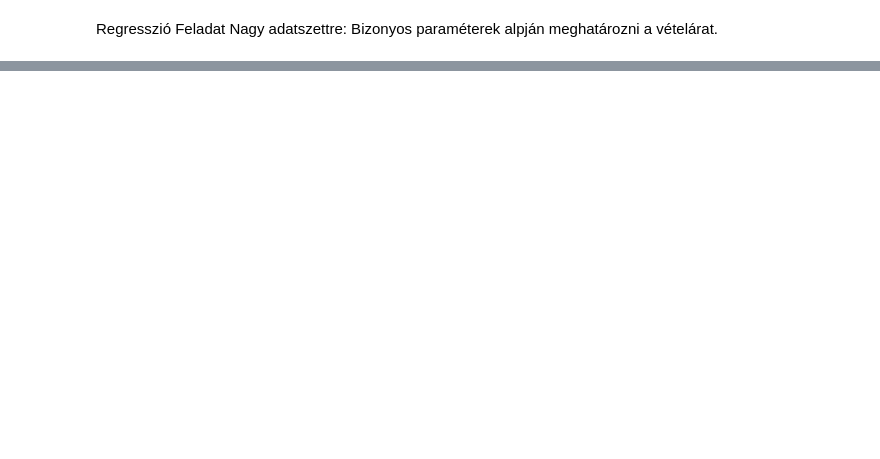
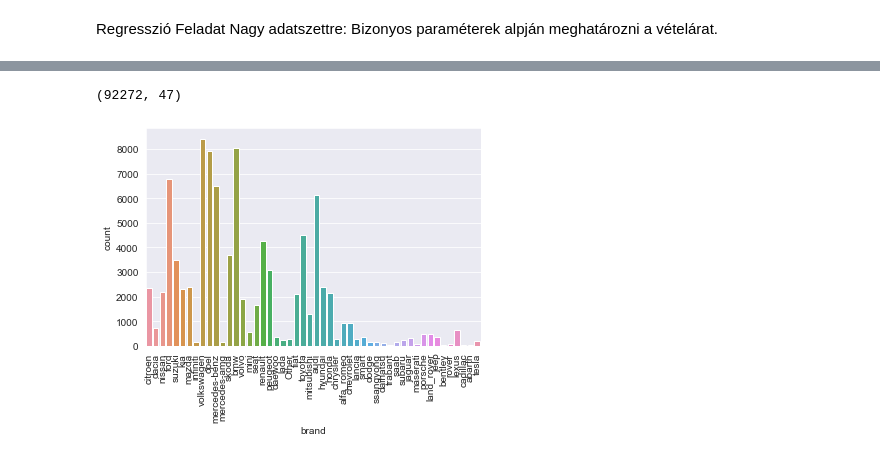
Before and after one commit to milanszilveszter/Csapatmunka, a Jupyter notebook: Regression/BigDataset/hasznaltauto.ipynb, the cells around one changed output, grey strips where cells are left out. Drawn from its saved outputs; the diff is of its cells as text; code cells hidden in the pictures; blank space fills up the shorter version.

```diff
--- a/Regression/BigDataset/hasznaltauto.ipynb
+++ b/Regression/BigDataset/hasznaltauto.ipynb
@@ -22,0 +37,9 @@ data
+# %%
+data['allapot'] = data['allapot'].astype(str)
+data['kivitel'] = data['kivitel'].astype(str)
+data['klima_fajtaja'] = data['klima_fajtaja'].astype(str)
+data['uzemanyag'] = data['uzemanyag'].astype(str)
+data['sebessegvalto_fajtaja'] = data['sebessegvalto_fajtaja'].astype(str)
+data['szin'] = data['szin'].astype(str)
+data['brand'] = data['brand'].astype(str)
+data.info()
@@ -22,0 +86,3 @@ data
+# %%
+data['hengerurtartalom'] = data['hengerurtartalom'].fillna(0)
+data.isnull().sum()
@@ -22,0 +107,13 @@ data
+# %%
+data.shape
+# %% [output]
+(92272, 47)
+# %%
+import seaborn as sns
+import matplotlib.pyplot as plt
+
+sns.countplot(x='brand', data=data,capsize=0)
+plt.xticks(rotation=90)
+plt.show()
+# %% [output]
+[figure, added]
```
Also changed, not shown: parts of 10 cells of this notebook.
